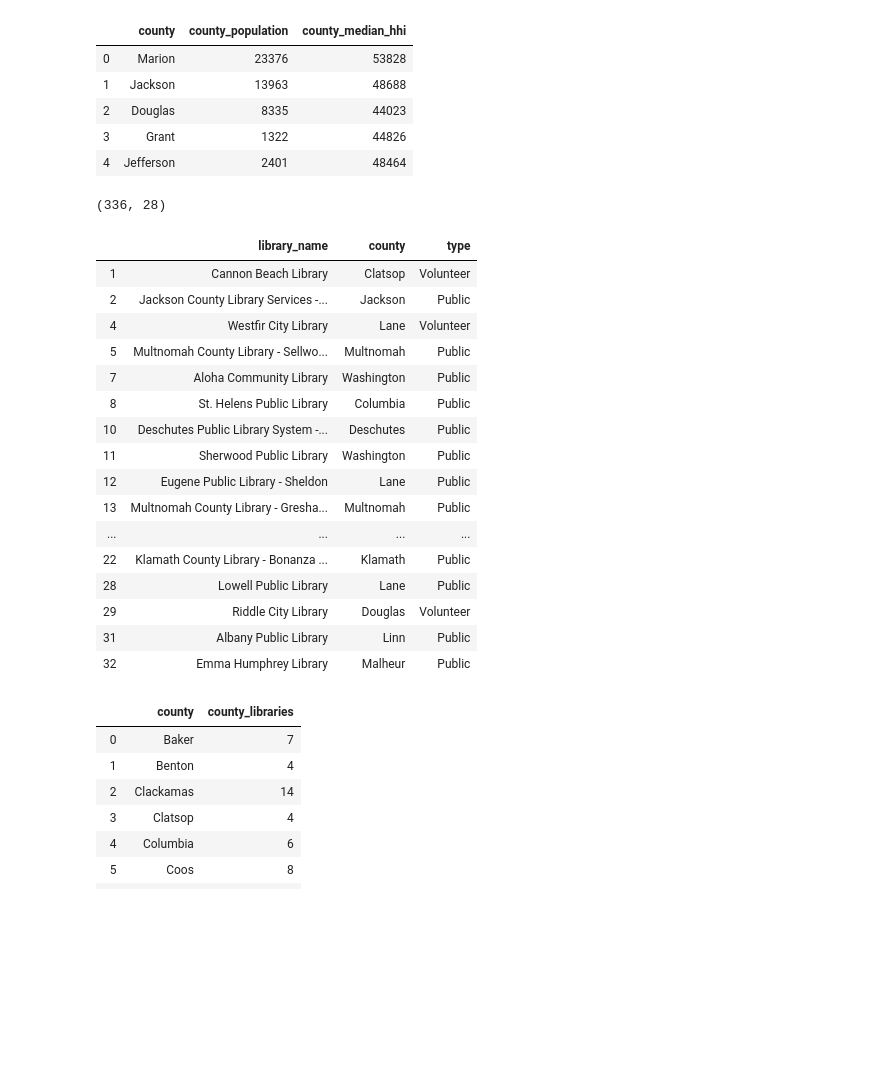
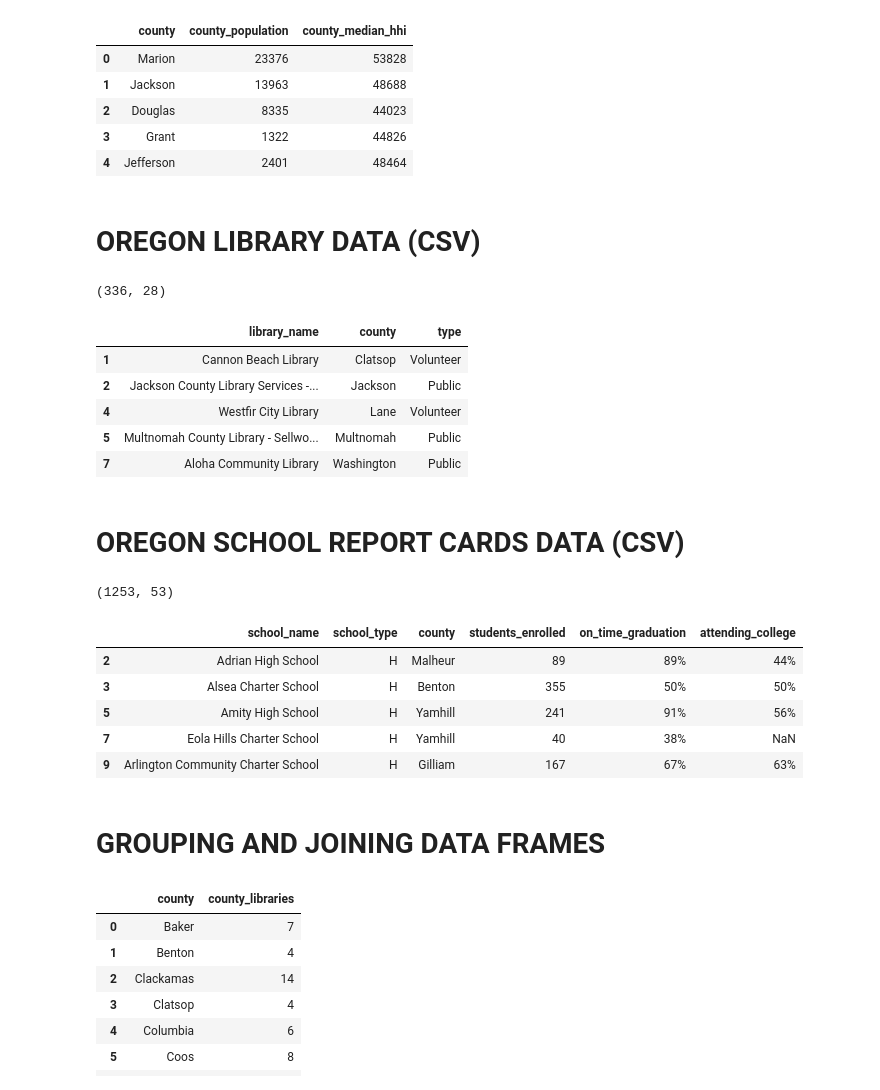
Before and after one commit to linmck/group_project_2_etl, a Jupyter notebook: oregon_public_library_counties.ipynb, the cells around one changed output. Cells and saved outputs as stored; diff of their text form; code cells hidden in the pictures; blank space fills up the shorter version.

```diff
--- a/oregon_public_library_counties.ipynb
+++ b/oregon_public_library_counties.ipynb
@@ -83,6 +85,8 @@ county_pop_hhi.head()
 | 2 | Douglas | 8335 | 44023 |
 | 3 | Grant | 1322 | 44826 |
 | 4 | Jefferson | 2401 | 48464 |
+# %% [markdown]
+# OREGON LIBRARY DATA (CSV)
 # %%
 # Extract Libary CSV to a dataframe
 lib_file = "Resources/Oregon_Library_Directory.csv"
@@ -91,40 +95,72 @@ lib_df.shape
 # %% [output]
 (336, 28)
 # %%
-# Creating a new data frame with specific columns needed
+# Create a new data frame with specific columns needed
 new_lib_df = lib_df[['Full Library Name', 'County', 'Type of Library']].copy()
 new_lib_df.head()
 
-# Creating a filtered dataframe from specific columns
+# Create a filtered dataframe from specific columns
 lib_transformed= new_lib_df.rename(columns={'Full Library Name': 'library_name',
                                                     'County': 'county',
                                                     'Type of Library': 'type'})
 
 # Drop "County" from the county name
 lib_transformed['county'] = lib_transformed['county'].str.replace(" County", "")
 
 # Pull through data only for Public and Volunteer libraries
 libraries = lib_transformed[~lib_transformed['type'].isin(['Academic', 'Special', 'Tribal'])]
 
-libraries.head(20)
+libraries.head()
 # %% [output]
 |  | library_name | county | type |
 | 1 | Cannon Beach Library | Clatsop | Volunteer |
 | 2 | Jackson County Library Services -... | Jackson | Public |
 | 4 | Westfir City Library | Lane | Volunteer |
 | 5 | Multnomah County Library - Sellwo... | Multnomah | Public |
 | 7 | Aloha Community Library | Washington | Public |
-| 8 | St. Helens Public Library | Columbia | Public |
-| 10 | Deschutes Public Library System -... | Deschutes | Public |
-| 11 | Sherwood Public Library | Washington | Public |
-| 12 | Eugene Public Library - Sheldon | Lane | Public |
-| 13 | Multnomah County Library - Gresha... | Multnomah | Public |
-| ... | ... | ... | ... |
-| 22 | Klamath County Library - Bonanza ... | Klamath | Public |
-| 28 | Lowell Public Library | Lane | Public |
-| 29 | Riddle City Library | Douglas | Volunteer |
-| 31 | Albany Public Library | Linn | Public |
-| 32 | Emma Humphrey Library | Malheur | Public |
+# %% [markdown]
+# OREGON SCHOOL REPORT CARDS DATA (CSV)
+# %%
+# Extract school report card CSV to a dataframe
+school_file = "Resources/Oregon_Schools_Report_Card.csv"
+school_df = pd.read_csv(school_file)
+
+# school_df.dropna(inplace = True)
+
+# school_df['On-Time Graduation']=school_df['On-Time Graduation'].astype(int)
+# school_df['College Going']=school_df['College Going'].astype(int)
+
+school_df.shape
+# %% [output]
+(1253, 53)
+# %%
+# Creating a new data frame with specific columns needed
+new_school_df = school_df[['School Name', 'School Type', 'County',
+                           'Student Enrollment', 'On-Time Graduation', 'College Going']].copy()
+new_school_df.head(5)
+
+# Creating a filtered dataframe from specific columns
+school_transformed= new_school_df.rename(columns={'School Name': 'school_name',
+                                                    'School Type': 'school_type',
+                                                    'County': 'county',
+                                                    'Student Enrollment': 'students_enrolled',
+                                                    'On-Time Graduation': 'on_time_graduation',
+                                                    'College Going': 'attending_college'})
+school_transformed.head(10)
+
+# Pull through data only for high schools
+hs_data = school_transformed[~school_transformed['school_type'].isin(['E', 'M'])]
+
+hs_data.head()
+# %% [output]
+|  | school_name | school_type | county | students_enrolled | on_time_graduation | attending_college |
+| 2 | Adrian High School | H | Malheur | 89 | 89% | 44% |
+| 3 | Alsea Charter School | H | Benton | 355 | 50% | 50% |
+| 5 | Amity High School | H | Yamhill | 241 | 91% | 56% |
+| 7 | Eola Hills Charter School | H | Yamhill | 40 | 38% | NaN |
+| 9 | Arlington Community Charter School | H | Gilliam | 167 | 67% | 63% |
+# %% [markdown]
+# GROUPING AND JOINING DATA FRAMES
 # %%
 # Group libraries by county
 county_libraries = libraries.groupby('county').count()
```
Also changed, not shown: parts of 3 cells of this notebook.
